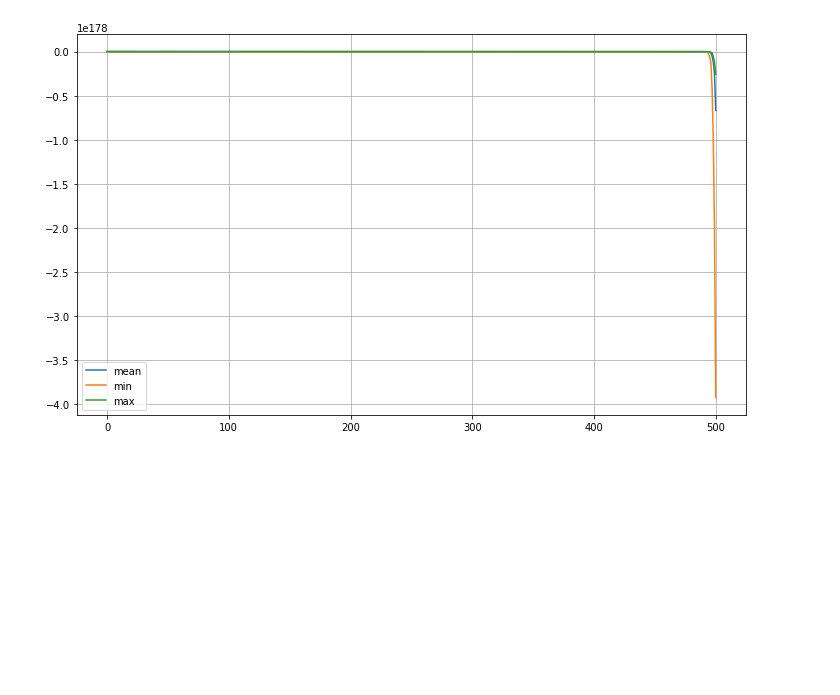
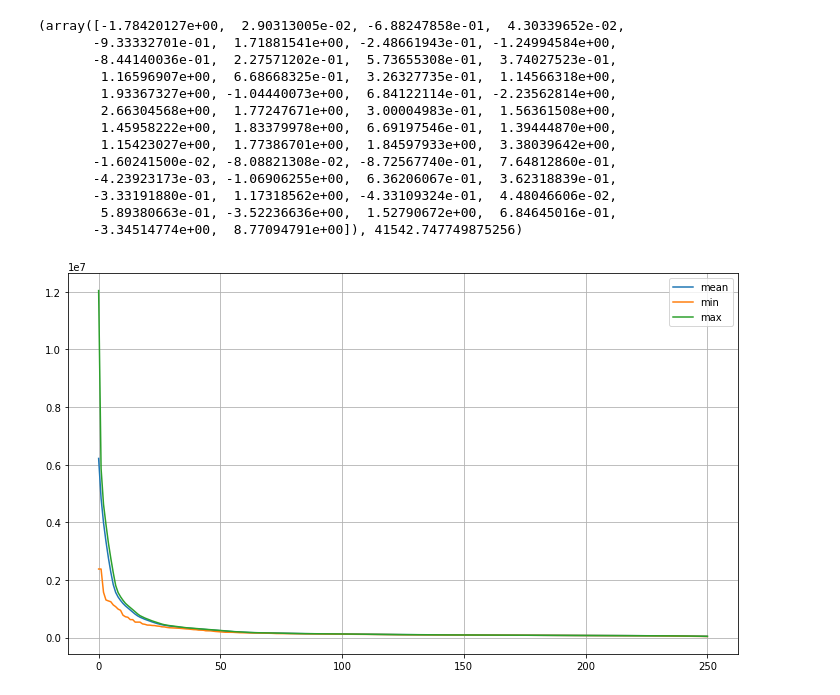
Before and after one commit to Kamil2601/University, a Jupyter notebook: Studia_magisterskie/Semestr_2/Algorytmy_Ewolucyjne/Lista_3/Lista_3.ipynb, the cells around one changed output. Drawn from its saved outputs; the diff is of its cells as text; code cells hidden in the pictures; blank space fills up the shorter version.

```diff
--- a/Studia_magisterskie/Semestr_2/Algorytmy_Ewolucyjne/Lista_3/Lista_3.ipynb
+++ b/Studia_magisterskie/Semestr_2/Algorytmy_Ewolucyjne/Lista_3/Lista_3.ipynb
@@ -25,7 +27,7 @@ def Dixon_Price(X):
 
 @jit(nopython=True)
 def Rosenbrock(X):
-    return (100*(X[1:]-X[:-1]**2) + (X[:-1]**2)).sum()
+    return (100*(X[1:]-X[:-1]**2)**2 + (X[:-1]**2)).sum()
 
 
 @jit(nopython=True)
@@ -38,9 +40,8 @@ def Schwefel(X):
     n = len(X)
     s = 0
     for xi in X:
-        s += xi * np.sin(np.sqrt(xi))
+        s += xi * np.sin(np.sqrt(np.abs(xi)))
     return 418.9829*n - s
-    # return np.random.randint(0, 100)
 # %%
 def random_individual(n, min_bound=0, max_bound=1):
     values = [np.random.rand() * (max_bound - min_bound) + min_bound for _ in range(n)]
@@ -154,3 +170,13 @@ def plot_min_max_mean(populations_objective_values):
     plt.plot(ea_maxs, linewidth=1.5, label="max")
     plt.legend()
     plt.show()
+# %%
+def best_individual(populations, scores):
+    best_pop = 0
+    best_ind = 0
+    for i in range(len(populations)):
+        for j in range(len(populations[i])):
+            if scores[best_pop][best_ind] > scores[i][j]:
+                best_pop, best_ind = i, j
+
+    return populations[i][j], scores[i][j]
@@ -187,13 +265,27 @@ plot_min_max_mean(scores)
 # %%
 l = 50
 t = 1/np.sqrt(2*l)
 t0 = 1/np.sqrt(2*np.sqrt(l))
 
-populations, scores = ES(F=Rosenbrock, c_len=l, population_size=1000, offspring_size=1000, tau=t, tau0=t0, iterations=500)
+populations, scores = ES(F=Rosenbrock, c_len=l, population_size=1000, offspring_size=1000, tau=t, tau0=t0, iterations=250, min_bound=-5, max_bound=10)
 
+print(best_individual(populations, scores))
 plot_min_max_mean(scores)
 # %% [output]
+(array([-1.78420127e+00,  2.90313005e-02, -6.88247858e-01,  4.30339652e-02,
+       -9.33332701e-01,  1.71881541e+00, -2.48661943e-01, -1.24994584e+00,
+       -8.44140036e-01,  2.27571202e-01,  5.73655308e-01,  3.74027523e-01,
+        1.16596907e+00,  6.68668325e-01,  3.26327735e-01,  1.14566318e+00,
+        1.93367327e+00, -1.04440073e+00,  6.84122114e-01, -2.23562814e+00,
+        2.66304568e+00,  1.77247671e+00,  3.00004983e-01,  1.56361508e+00,
+        1.45958222e+00,  1.83379978e+00,  6.69197546e-01,  1.39444870e+00,
+        1.15423027e+00,  1.77386701e+00,  1.84597933e+00,  3.38039642e+00,
+       -1.60241500e-02, -8.08821308e-02, -8.72567740e-01,  7.64812860e-01,
+       -4.23923173e-03, -1.06906255e+00,  6.36206067e-01,  3.62318839e-01,
+       -3.33191880e-01,  1.17318562e+00, -4.33109324e-01,  4.48046606e-02,
+        5.89380663e-01, -3.52236636e+00,  1.52790672e+00,  6.84645016e-01,
+       -3.34514774e+00,  8.77094791e+00]), 41542.747749875256)
-[figure, old version]
+[figure, new version]
 # %%
 l = 50
 t = 1/np.sqrt(2*l)
```
Also changed, not shown: parts of 9 cells of this notebook, 5 other files.
